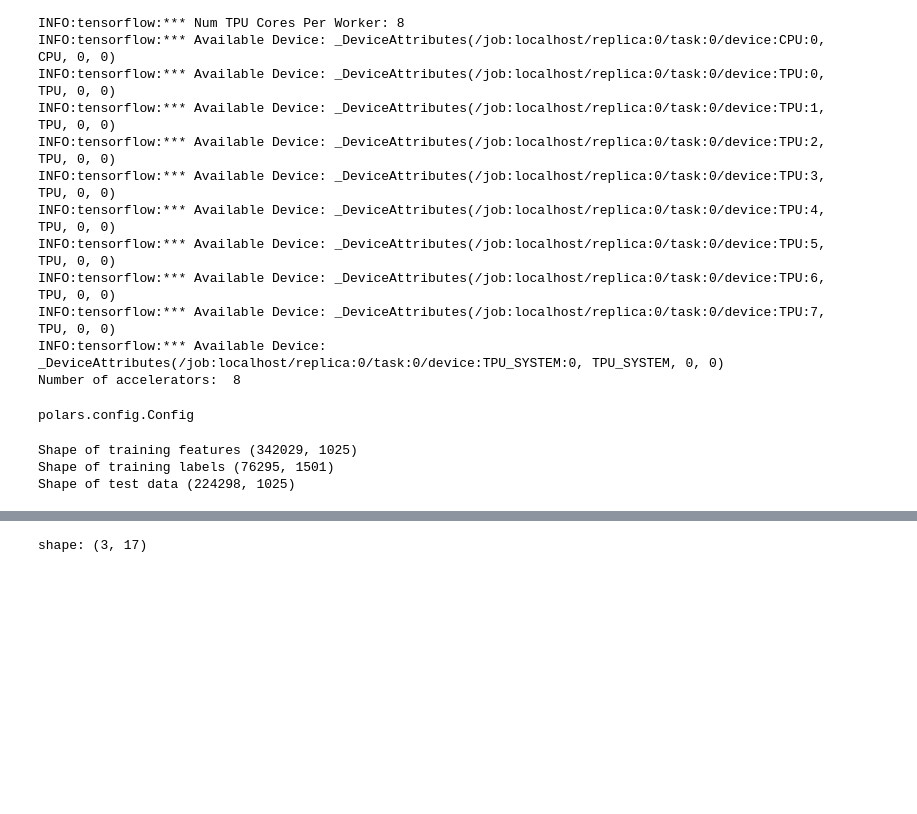
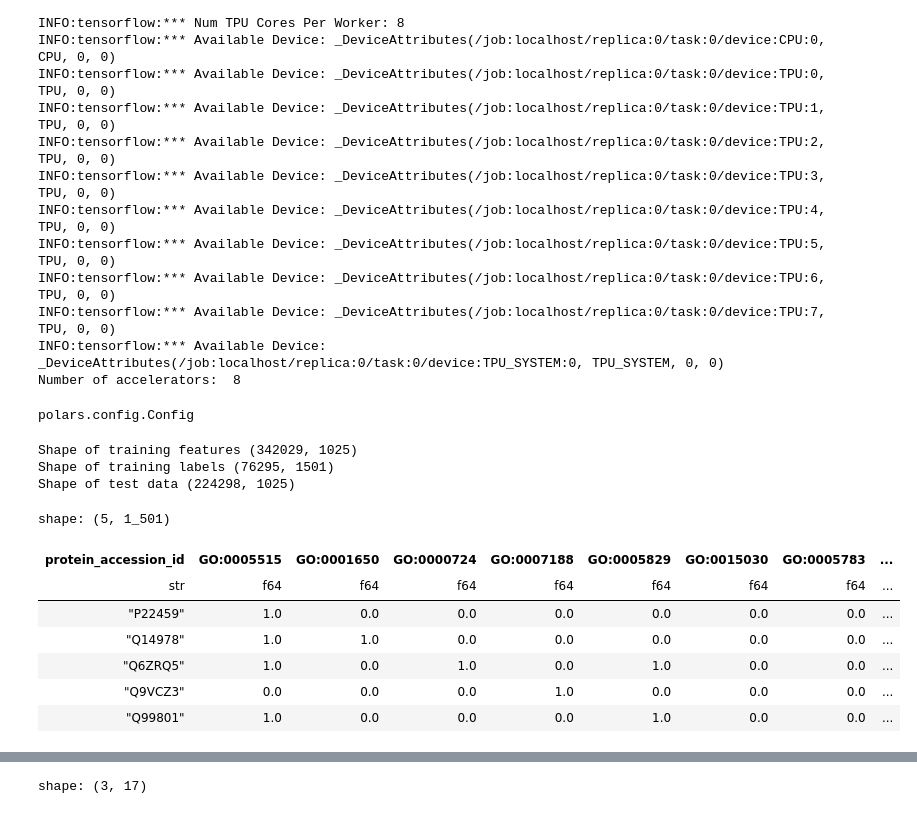
Before and after one commit to sumaniitm/cafa-6-protein-function-prediction-kaggle, a Jupyter notebook: cafa6-baseline-and-feature-engineering.ipynb, the cells around one changed output, grey strips where cells are left out. Cells and saved outputs as stored; diff of their text form; code cells hidden in the pictures; blank space fills up the shorter version.

```diff
--- a/cafa6-baseline-and-feature-engineering.ipynb
+++ b/cafa6-baseline-and-feature-engineering.ipynb
@@ -294,0 +196,11 @@ def process_mra(image: np.ndarray):
+# %%
+df_train_labels.head(5)
+# %% [output]
+shape: (5, 1_501)
+| protein_accession_id | GO:0005515 | GO:0001650 | GO:0000724 | GO:0007188 | GO:0005829 | GO:0015030 | GO:0005783 | ... |
+| str | f64 | f64 | f64 | f64 | f64 | f64 | f64 | ... |
+| "P22459" | 1.0 | 0.0 | 0.0 | 0.0 | 0.0 | 0.0 | 0.0 | ... |
+| "Q14978" | 1.0 | 1.0 | 0.0 | 0.0 | 0.0 | 0.0 | 0.0 | ... |
+| "Q6ZRQ5" | 1.0 | 0.0 | 1.0 | 0.0 | 1.0 | 0.0 | 0.0 | ... |
+| "Q9VCZ3" | 0.0 | 0.0 | 0.0 | 1.0 | 0.0 | 0.0 | 0.0 | ... |
+| "Q99801" | 1.0 | 0.0 | 0.0 | 0.0 | 1.0 | 0.0 | 0.0 | ... |
```
Also changed, not shown: parts of 6 cells of this notebook.
